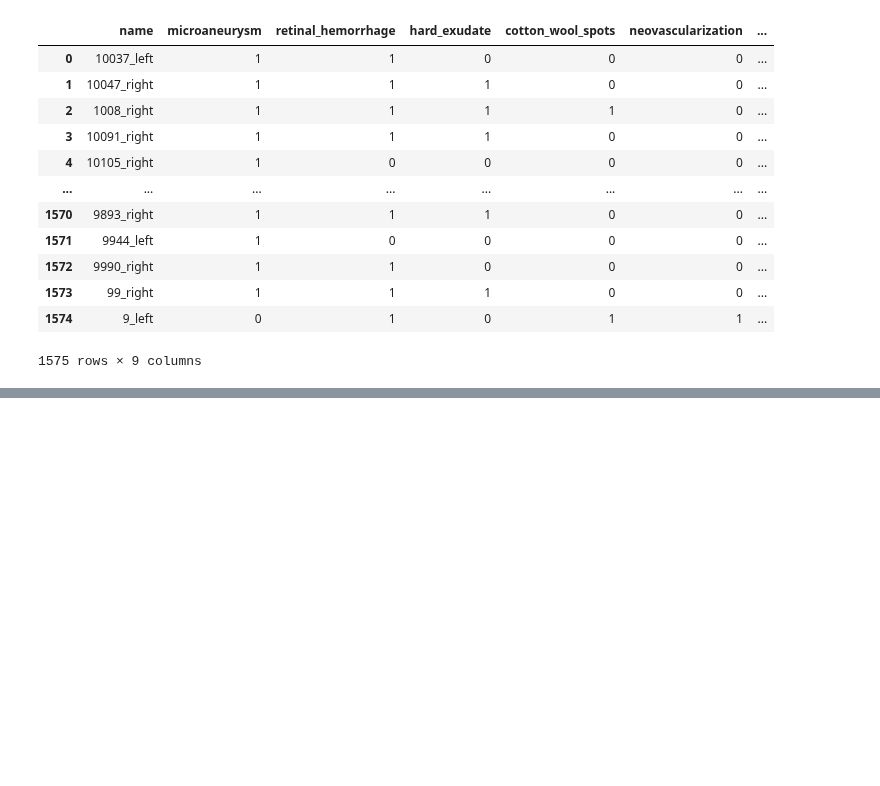
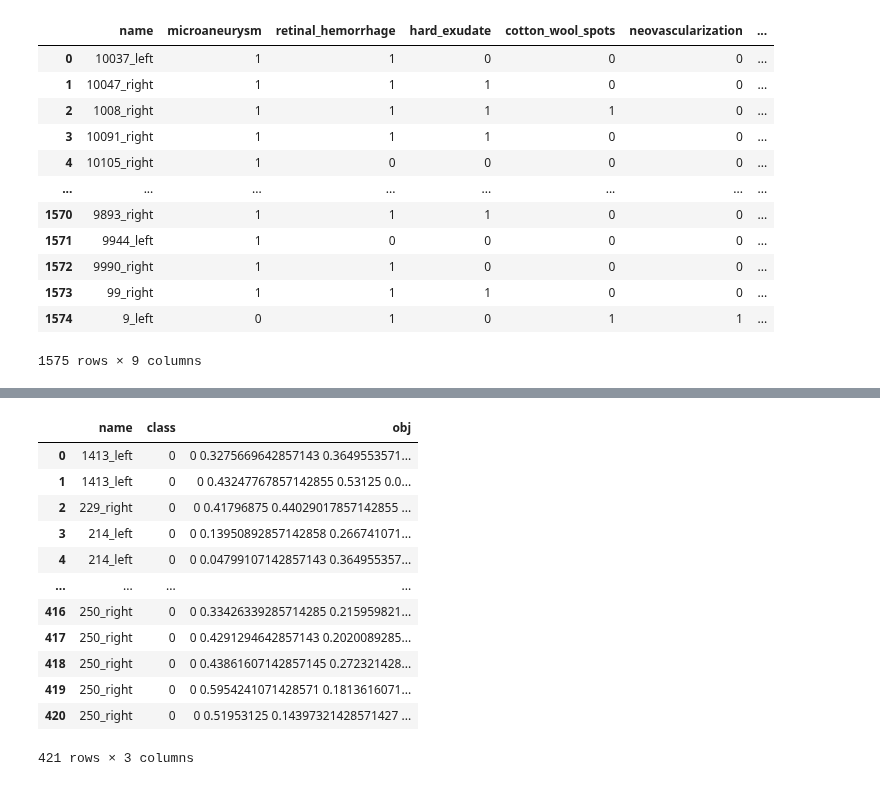
Before and after one commit to AlbertoRomanRamosRodriguez/Tesis-de-Grado, a Jupyter notebook: exploring-retinal-lessions.ipynb, the cells around one changed output, grey strips where cells are left out. Saved outputs shown, nothing was run; the diff lists cells and outputs as text; code cells hidden in the pictures; blank space fills up the shorter version.

```diff
--- a/exploring-retinal-lessions.ipynb
+++ b/exploring-retinal-lessions.ipynb
@@ -258,0 +74,40 @@ Training: 280; Validation: 60; Test: 60; Rest: 1175
+# %%
+import xmltodict
+
+path = 'Data/retinal-lesions-v20191227/lesion_segs_896x896/localizacion'
+columns = []
+# lesion_file_dict = {}
+dataset = {}
+
+for col in segmentation_orig.columns[1:]:
+    files = [f for f in os.listdir(path) if col in f]
+
+    # display(files)
+
+    elements = 0
+
+    for f in files:
+        img = f.split('__')[0]
+        p = os.path.join(path, f)
+
+        if img not in dataset.keys():
+            dataset[img] = {}
+
+        # if img not in lesion_file_dict.keys():
+        #     lesion_file_dict[img] = {
+        #         'name': img
+        #     }
+
+        with open(p) as fd:
+            xml = xmltodict.parse(fd.read())
+            lesions = len(xml['annotation']['object'])
+
+            elements += lesions
+            # lesion_file_dict[img][col] = lesions
+            dataset[img][col] = xml['annotation']['object']
+
+
+    display(f'{col}: {elements}')
+
+    if elements > 400:
+        columns.append(col)
@@ -258,0 +206,17 @@ Training: 280; Validation: 60; Test: 60; Rest: 1175
+# %%
+yolo_df = pd.DataFrame(yolo_dataset).T
+yolo_df
+# %% [output]
+|  | name | class | obj |
+| 0 | 1413_left | 0 | 0 0.3275669642857143 0.3649553571... |
+| 1 | 1413_left | 0 | 0 0.43247767857142855 0.53125 0.0... |
+| 2 | 229_right | 0 | 0 0.41796875 0.44029017857142855 ... |
+| 3 | 214_left | 0 | 0 0.13950892857142858 0.266741071... |
+| 4 | 214_left | 0 | 0 0.04799107142857143 0.364955357... |
+| ... | ... | ... | ... |
+| 416 | 250_right | 0 | 0 0.33426339285714285 0.215959821... |
+| 417 | 250_right | 0 | 0 0.4291294642857143 0.2020089285... |
+| 418 | 250_right | 0 | 0 0.43861607142857145 0.272321428... |
+| 419 | 250_right | 0 | 0 0.5954241071428571 0.1813616071... |
+| 420 | 250_right | 0 | 0 0.51953125 0.14397321428571427 ... |
+421 rows × 3 columns
```
Also changed, not shown: parts of 22 cells of this notebook.
